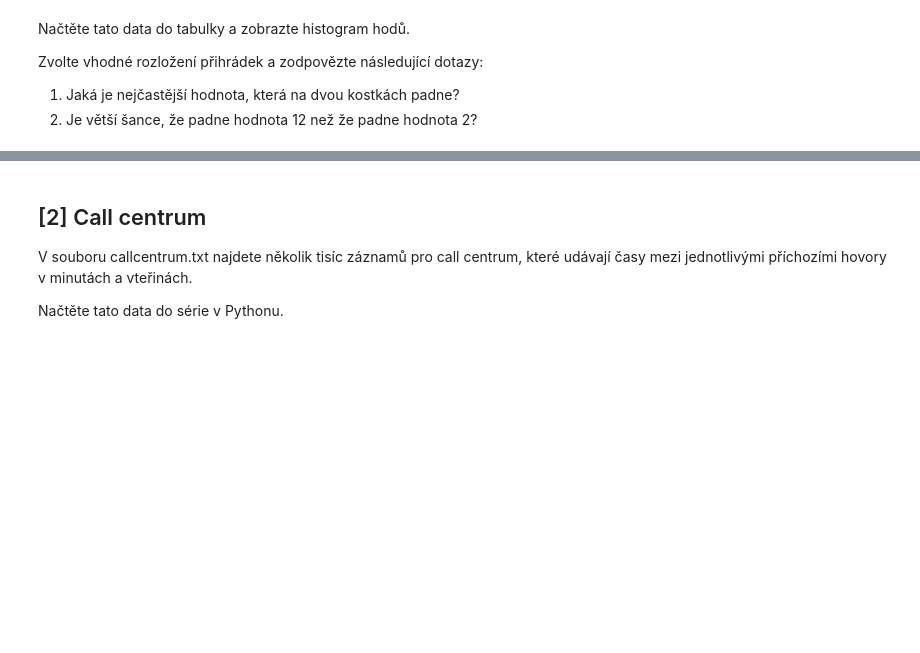
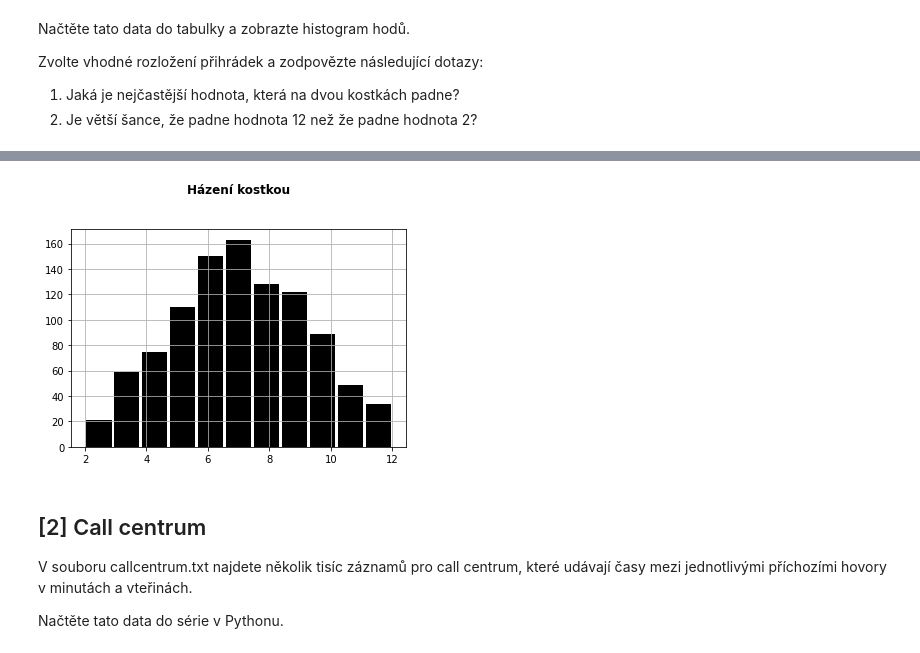
Before and after one commit to andywaltlova/python-1-podzim-2022, a Jupyter notebook: reseni-cviceni/12-vizualizace.ipynb, the cells around one changed output, grey strips where cells are left out. Saved outputs shown, nothing was run; the diff lists cells and outputs as text; code cells hidden in the pictures; blank space fills up the shorter version.

```diff
--- a/reseni-cviceni/12-vizualizace.ipynb
+++ b/reseni-cviceni/12-vizualizace.ipynb
@@ -21,3 +32,18 @@ Zvolte vhodné rozložení přihrádek a zodpovězte následující dotazy:
+# %%
+kostky.hist(
+            # bins=[2, 3, 4, 5, 6, 7, 8, 9, 10, 11, 12, 13],
+            bins = 11,
+            range = (2,12),
+            rwidth = 0.9,
+            facecolor = "#000000", ## RGB
+            )
+
+plt.title("Házení kostkou\n\n",
+          fontweight ="bold")
+
+plt.show()
+# %% [output]
+[figure, added]
 # %% [markdown]
 ## [2] Call centrum
 
```
Also changed, not shown: parts of 6 cells of this notebook, 1 other file.
